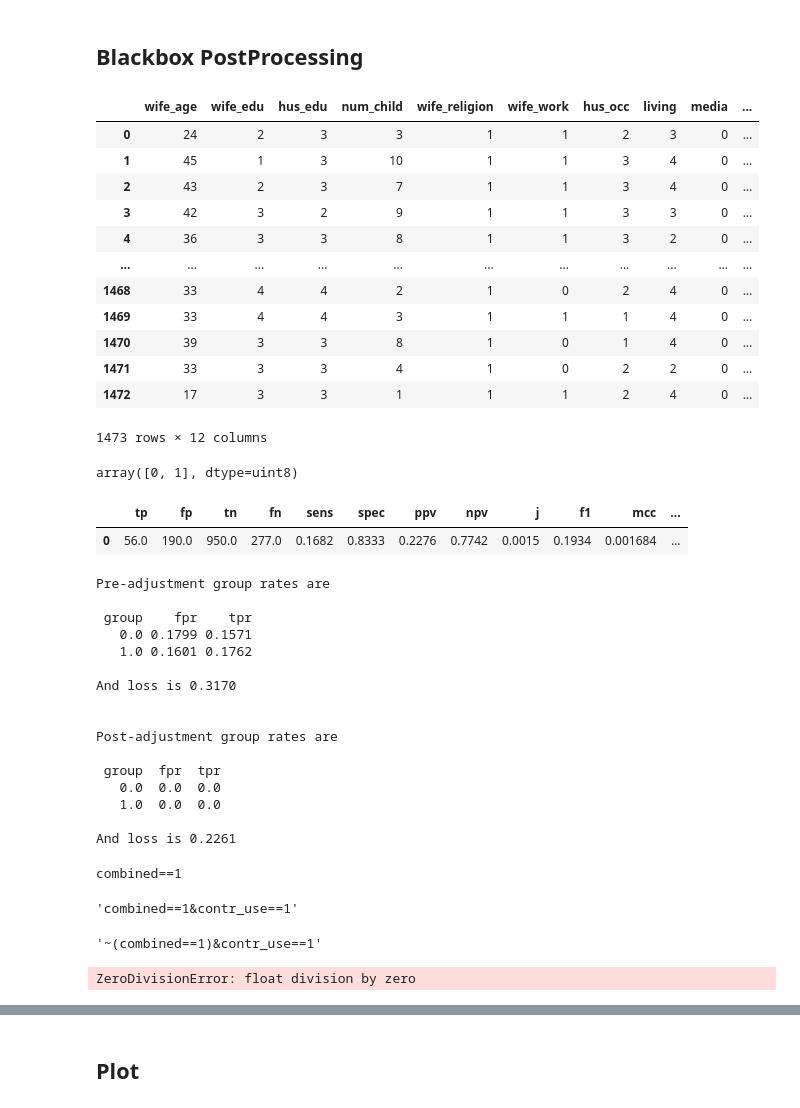
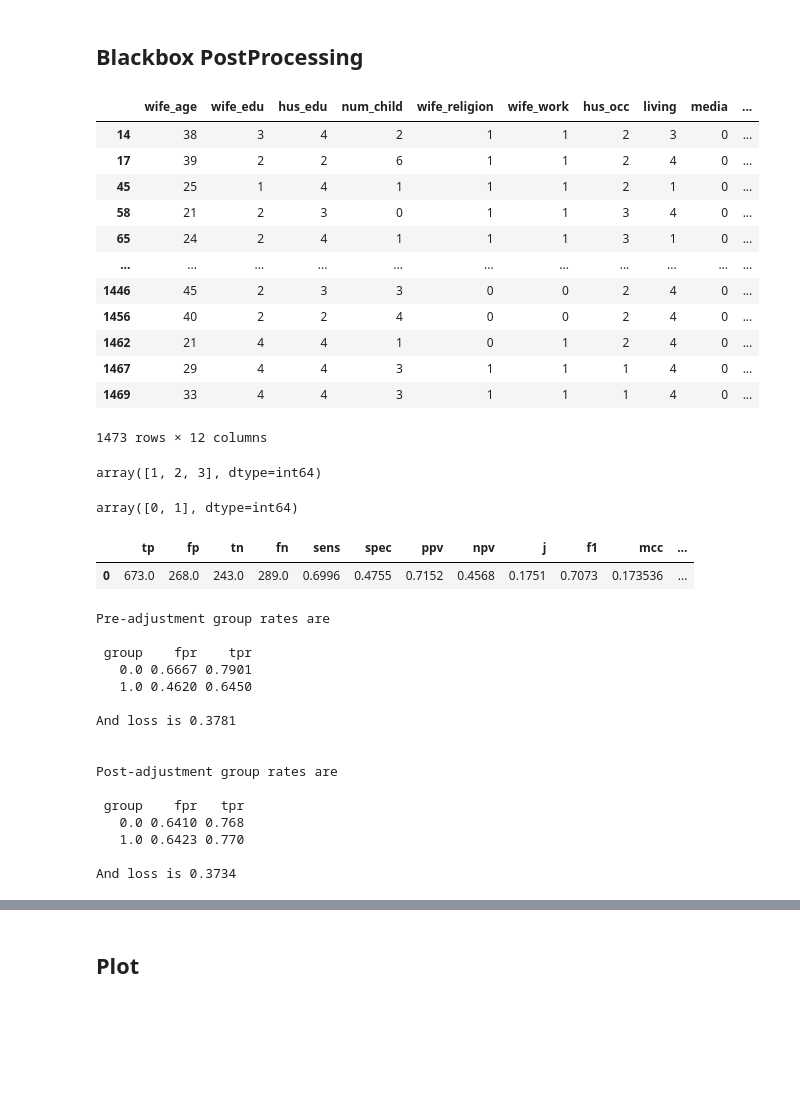
Before and after one commit to giordanoDaloisio/fairness, a Jupyter notebook: cmc copy.ipynb, the cells around one changed output, grey strips where cells are left out. Saved outputs shown, nothing was run; the diff lists cells and outputs as text; code cells hidden in the pictures; blank space fills up the shorter version.

```diff
--- a/cmc copy.ipynb
+++ b/cmc copy.ipynb
@@ -73,4 +61,4 @@ pipeline = Pipeline([
 # %% [markdown]
 ## Biased dataset
 # %%
-model, bias_metrics, y_pred = cross_val2(pipeline, data, label, unpriv_group, sensitive_features, positive_label=positive_label)
+model, bias_metrics, pred = cross_val2(pipeline, data, label, unpriv_group, sensitive_features, positive_label=positive_label)
@@ -116,8 +120,7 @@ sensitive_features = ['combined']
 unpriv_group = {'combined': 1}
 # %%
 from balancers import PredictionBalancer
-data = pd.read_csv('data2/cmc.data', names=['wife_age', 'wife_edu', 'hus_edu', 'num_child', 'wife_religion', 'wife_work', 'hus_occ', 'living', 'media', 'contr_use'])
 
-data.loc[:,"combined"] = 0
-data.loc[(data['wife_religion'] == 1) & (data["wife_work"] == 1),"combined"] = 1
+pred.loc[:,"combined"] = 0
+pred.loc[(pred['wife_religion'] == 1) & (pred["wife_work"] == 1),"combined"] = 1
 # %%
@@ -139,22 +142,21 @@ data.loc[:,label] = y
 # %%
-data = pd.concat([data,pd.DataFrame({'predicted' : y_} )], axis=1)
-
-data
+# data = pd.concat([data,pd.DataFrame({'predicted' : y_} )], axis=1)
+pred
 # %% [output]
 |  | wife_age | wife_edu | hus_edu | num_child | wife_religion | wife_work | hus_occ | living | media | ... |
-| 0 | 24 | 2 | 3 | 3 | 1 | 1 | 2 | 3 | 0 | ... |
-| 1 | 45 | 1 | 3 | 10 | 1 | 1 | 3 | 4 | 0 | ... |
-| 2 | 43 | 2 | 3 | 7 | 1 | 1 | 3 | 4 | 0 | ... |
-| 3 | 42 | 3 | 2 | 9 | 1 | 1 | 3 | 3 | 0 | ... |
-| 4 | 36 | 3 | 3 | 8 | 1 | 1 | 3 | 2 | 0 | ... |
+| 14 | 38 | 3 | 4 | 2 | 1 | 1 | 2 | 3 | 0 | ... |
+| 17 | 39 | 2 | 2 | 6 | 1 | 1 | 2 | 4 | 0 | ... |
+| 45 | 25 | 1 | 4 | 1 | 1 | 1 | 2 | 1 | 0 | ... |
+| 58 | 21 | 2 | 3 | 0 | 1 | 1 | 3 | 4 | 0 | ... |
+| 65 | 24 | 2 | 4 | 1 | 1 | 1 | 3 | 1 | 0 | ... |
 | ... | ... | ... | ... | ... | ... | ... | ... | ... | ... | ... |
-| 1468 | 33 | 4 | 4 | 2 | 1 | 0 | 2 | 4 | 0 | ... |
+| 1446 | 45 | 2 | 3 | 3 | 0 | 0 | 2 | 4 | 0 | ... |
+| 1456 | 40 | 2 | 2 | 4 | 0 | 0 | 2 | 4 | 0 | ... |
+| 1462 | 21 | 4 | 4 | 1 | 0 | 1 | 2 | 4 | 0 | ... |
+| 1467 | 29 | 4 | 4 | 3 | 1 | 1 | 1 | 4 | 0 | ... |
 | 1469 | 33 | 4 | 4 | 3 | 1 | 1 | 1 | 4 | 0 | ... |
-| 1470 | 39 | 3 | 3 | 8 | 1 | 0 | 1 | 4 | 0 | ... |
-| 1471 | 33 | 3 | 3 | 4 | 1 | 0 | 2 | 2 | 0 | ... |
-| 1472 | 17 | 3 | 3 | 1 | 1 | 1 | 2 | 4 | 0 | ... |
 1473 rows × 12 columns
 # %%
-data.contr_use.unique()
+# data.contr_use.unique()
 # %% [output]
-array([0, 1], dtype=uint8)
+array([1, 2, 3], dtype=int64)
@@ -161,48 +171,32 @@ array([0, 1], dtype=uint8)
+# %%
+np.unique(y_pred)
+# %% [output]
+array([0, 1], dtype=int64)
 # %%
 import tools
-stats = tools.clf_metrics(y, y_)
+stats = tools.clf_metrics(y_true, y_pred)
 stats
 # %% [output]
 |  | tp | fp | tn | fn | sens | spec | ppv | npv | j | f1 | mcc | ... |
-| 0 | 56.0 | 190.0 | 950.0 | 277.0 | 0.1682 | 0.8333 | 0.2276 | 0.7742 | 0.0015 | 0.1934 | 0.001684 | ... |
+| 0 | 673.0 | 268.0 | 243.0 | 289.0 | 0.6996 | 0.4755 | 0.7152 | 0.4568 | 0.1751 | 0.7073 | 0.173536 | ... |
 # %%
-pb = PredictionBalancer(y=label, y_='predicted', a='combined', data = data)
+pb = PredictionBalancer(y='y_true', y_=label, a='combined', data = pred)
 
 y_adj = pb.adjust(summary = True)
 # %% [output]
 Pre-adjustment group rates are
 
  group    fpr    tpr
-   0.0 0.1799 0.1571
-   1.0 0.1601 0.1762
+   0.0 0.6667 0.7901
+   1.0 0.4620 0.6450
 
-And loss is 0.3170
+And loss is 0.3781
 
 
 Post-adjustment group rates are
 
- group  fpr  tpr
-   0.0  0.0  0.0
-   1.0  0.0  0.0
+ group    fpr   tpr
+   0.0 0.6410 0.768
+   1.0 0.6423 0.770
 
-And loss is 0.2261
+And loss is 0.3734
-# %%
-query = '&'.join([f'{k}=={v}' for k, v in unpriv_group.items()])
-print(query)
-datapred.query( query + '&' + label + '==' + str(positive_label) )
-query + '&' + label + '==' + str(positive_label)
-# %% [output]
-combined==1
-'combined==1&contr_use==1'
-# %%
-datapred.query('~(' + query + ')&' + label+'=='+str(positive_label) )
-'~(' + query + ')&' + label+'=='+str(positive_label)
-# %% [output]
-'~(combined==1)&contr_use==1'
-# %%
-datapred = deepcopy(data)
-datapred[label] = y_adj
-positive_label = 1
-blackboxmetrics = get_metrics( data, datapred , unpriv_group, label, positive_label   )
-# %% [output]
-ZeroDivisionError: float division by zero
```
Also changed, not shown: parts of 8 cells of this notebook, 1 other file.
